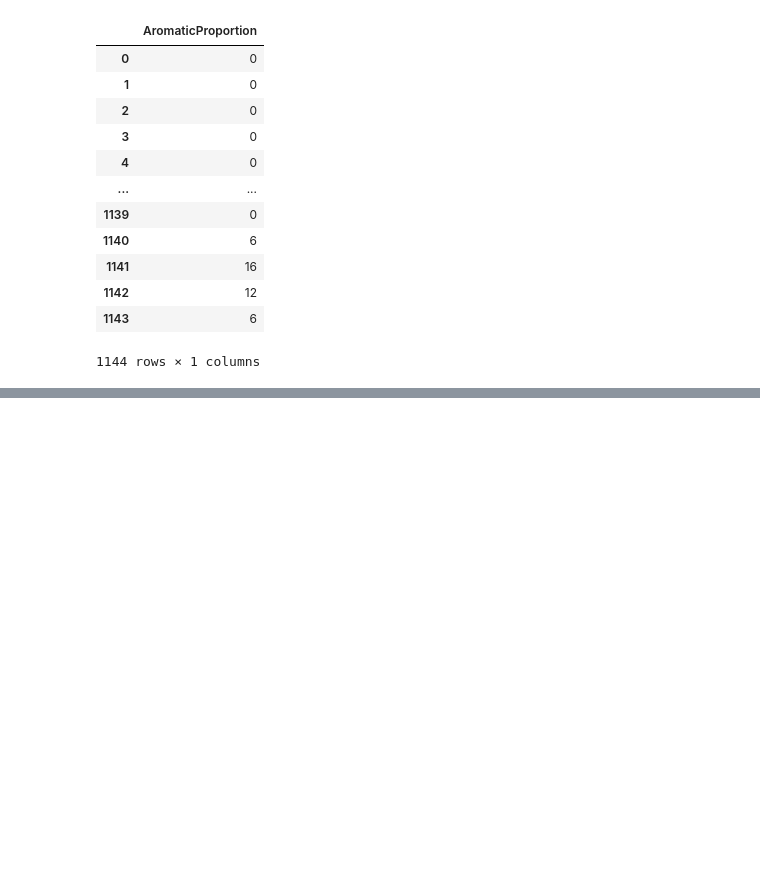
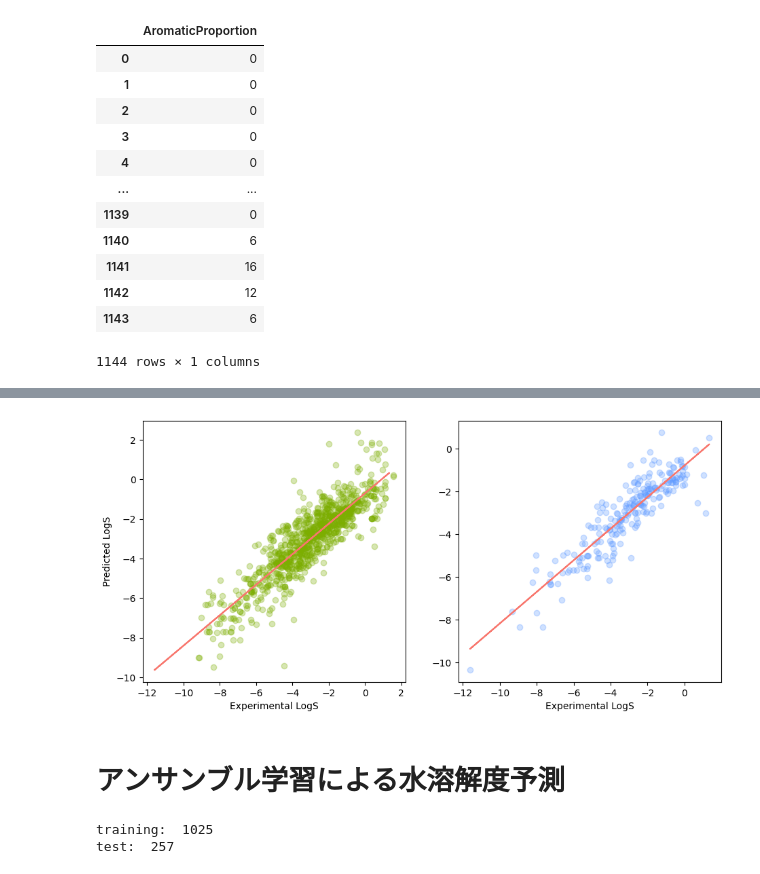
Before and after one commit to MinamiNaoya/AIDrugDiscovery, a Jupyter notebook: main.ipynb, the cells around one changed output, grey strips where cells are left out. Saved outputs shown, nothing was run; the diff lists cells and outputs as text; code cells hidden in the pictures; blank space fills up the shorter version.

```diff
--- a/main.ipynb
+++ b/main.ipynb
@@ -177,0 +220,4 @@ X = pd.concat([df, df_desc_AromaticProportion], axis=1)
+# %%
+from sklearn.model_selection import train_test_split
+
+X_train, X_test, y_train, y_test = train_test_split(X, y, test_size=0.2)
@@ -177,0 +277,39 @@ X = pd.concat([df, df_desc_AromaticProportion], axis=1)
+# %%
+# 左側のプロット（訓練データに対する実測logSと予測logS）
+plt.figure(figsize=(11, 5))
+
+
+plt.subplot(1, 2, 1)
+plt.scatter(x=y_train, y=y_pred_train, c="#7CAE00", alpha=0.3) # alphaはグラフの透明度
+
+z = np.polyfit(y_train, y_pred_train, 1)
+p = np.poly1d(z)
+plt.plot(y_test, p(y_test), "#F8766D")
+
+plt.ylabel('Predicted LogS')
+plt.xlabel('Experimental LogS')
+
+# 右側のプロット (テストデータに対する実測logSと予測logS)
+plt.subplot(1, 2, 2)
+plt.scatter(x=y_test, y=y_pred_test, c="#619CFF", alpha=0.3)
+
+z = np.polyfit(y_test, y_pred_test, 1)
+p = np.poly1d(z)
+
+plt.plot(y_test, p(y_test), "#F8766D")
+
+plt.xlabel("Experimental LogS")
+plt.show()
+# %% [output]
+[figure, added]
+# %% [markdown]
+# アンサンブル学習による水溶解度予測
+# %%
+train = [mol for mol in Chem.SDMolSupplier('solubility.train.sdf.txt')]
+test = [mol for mol in Chem.SDMolSupplier('solubility.test.sdf.txt')]
+
+print('training: ', len(train))
+print('test: ', len(test))
+# %% [output]
+training:  1025
+test:  257
```
Also changed, not shown: parts of 25 cells of this notebook, 6 other files.
